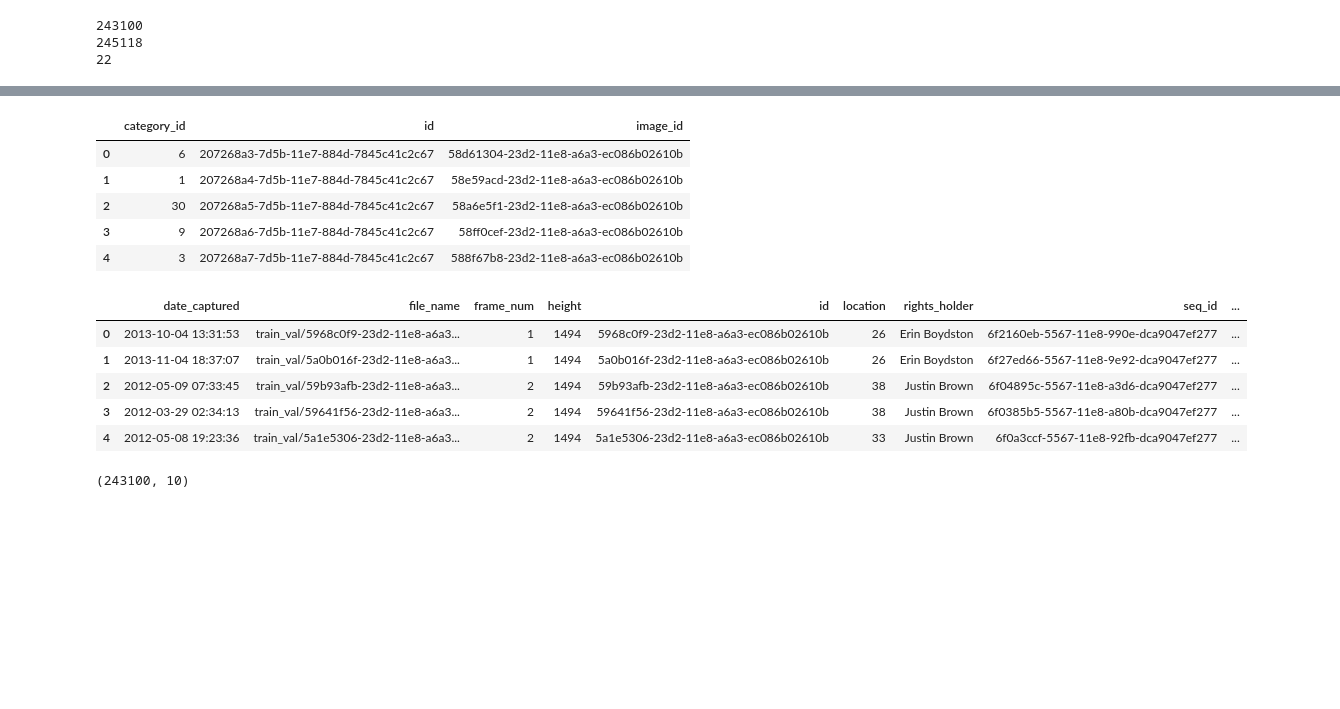
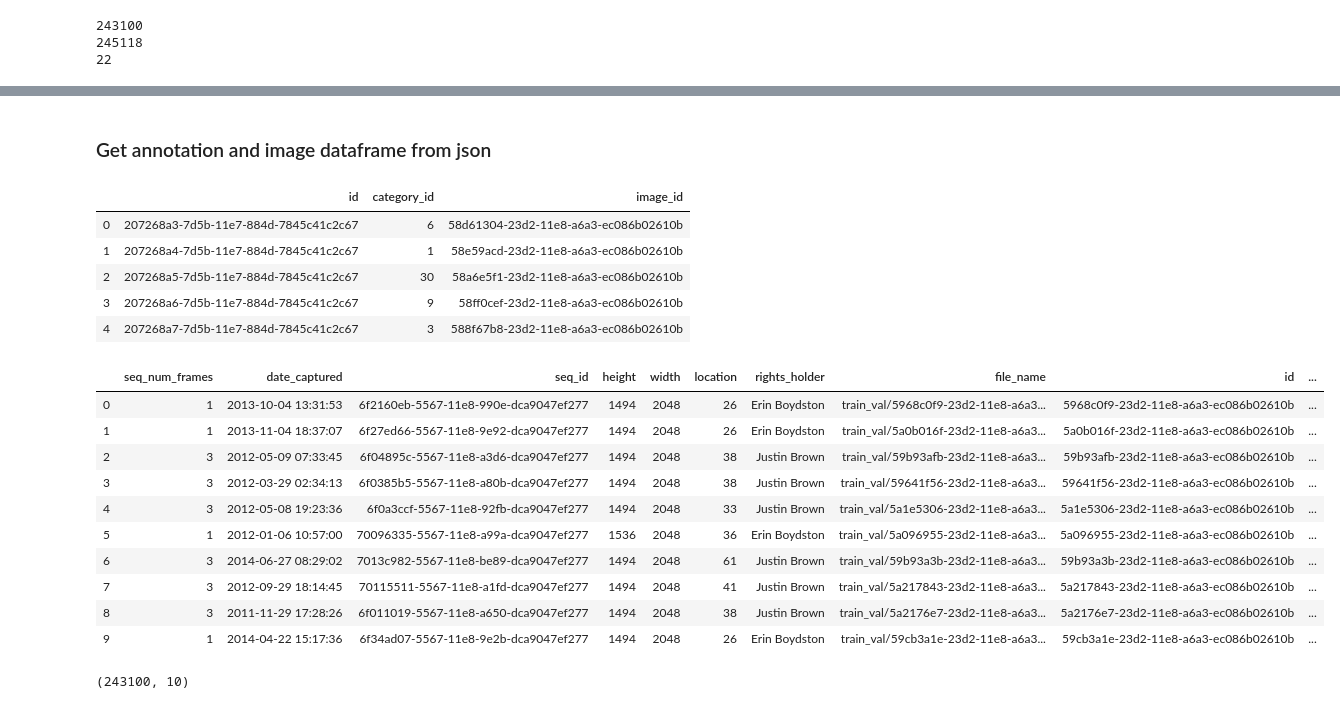
Before and after one commit to vivekmids/crow, a Jupyter notebook: Caltech_Camera_Traps_EDA.ipynb, the cells around one changed output, grey strips where cells are left out. Saved outputs shown, nothing was run; the diff lists cells and outputs as text; code cells hidden in the pictures; blank space fills up the shorter version.

```diff
--- a/Caltech_Camera_Traps_EDA.ipynb
+++ b/Caltech_Camera_Traps_EDA.ipynb
@@ -4,5 +8,5 @@ import pandas as pd
 # %%
-with open("caltech_images_20190919.json", 'r') as f:
+with open("data/caltech_images_20190919.json", 'r') as f:
     annotations = json.load(f)
 # %% [markdown]
 ### What's in the json file
@@ -66,25 +72,32 @@ print(len(annotations['categories']))
+# %% [markdown]
+### Get annotation and image dataframe from json
 # %%
 annot_df = pd.DataFrame.from_dict(annotations['annotations'])
 # %%
 annot_df.head()
 # %% [output]
-|  | category_id | id | image_id |
-| 0 | 6 | 207268a3-7d5b-11e7-884d-7845c41c2c67 | 58d61304-23d2-11e8-a6a3-ec086b02610b |
-| 1 | 1 | 207268a4-7d5b-11e7-884d-7845c41c2c67 | 58e59acd-23d2-11e8-a6a3-ec086b02610b |
-| 2 | 30 | 207268a5-7d5b-11e7-884d-7845c41c2c67 | 58a6e5f1-23d2-11e8-a6a3-ec086b02610b |
-| 3 | 9 | 207268a6-7d5b-11e7-884d-7845c41c2c67 | 58ff0cef-23d2-11e8-a6a3-ec086b02610b |
-| 4 | 3 | 207268a7-7d5b-11e7-884d-7845c41c2c67 | 588f67b8-23d2-11e8-a6a3-ec086b02610b |
+|  | id | category_id | image_id |
+| 0 | 207268a3-7d5b-11e7-884d-7845c41c2c67 | 6 | 58d61304-23d2-11e8-a6a3-ec086b02610b |
+| 1 | 207268a4-7d5b-11e7-884d-7845c41c2c67 | 1 | 58e59acd-23d2-11e8-a6a3-ec086b02610b |
+| 2 | 207268a5-7d5b-11e7-884d-7845c41c2c67 | 30 | 58a6e5f1-23d2-11e8-a6a3-ec086b02610b |
+| 3 | 207268a6-7d5b-11e7-884d-7845c41c2c67 | 9 | 58ff0cef-23d2-11e8-a6a3-ec086b02610b |
+| 4 | 207268a7-7d5b-11e7-884d-7845c41c2c67 | 3 | 588f67b8-23d2-11e8-a6a3-ec086b02610b |
 # %%
 image_df = pd.DataFrame.from_dict(annotations['images'])
 # %%
-image_df.head()
+image_df.head(10)
 # %% [output]
-|  | date_captured | file_name | frame_num | height | id | location | rights_holder | seq_id | ... |
-| 0 | 2013-10-04 13:31:53 | train_val/5968c0f9-23d2-11e8-a6a3... | 1 | 1494 | 5968c0f9-23d2-11e8-a6a3-ec086b02610b | 26 | Erin Boydston | 6f2160eb-5567-11e8-990e-dca9047ef277 | ... |
-| 1 | 2013-11-04 18:37:07 | train_val/5a0b016f-23d2-11e8-a6a3... | 1 | 1494 | 5a0b016f-23d2-11e8-a6a3-ec086b02610b | 26 | Erin Boydston | 6f27ed66-5567-11e8-9e92-dca9047ef277 | ... |
-| 2 | 2012-05-09 07:33:45 | train_val/59b93afb-23d2-11e8-a6a3... | 2 | 1494 | 59b93afb-23d2-11e8-a6a3-ec086b02610b | 38 | Justin Brown | 6f04895c-5567-11e8-a3d6-dca9047ef277 | ... |
-| 3 | 2012-03-29 02:34:13 | train_val/59641f56-23d2-11e8-a6a3... | 2 | 1494 | 59641f56-23d2-11e8-a6a3-ec086b02610b | 38 | Justin Brown | 6f0385b5-5567-11e8-a80b-dca9047ef277 | ... |
-| 4 | 2012-05-08 19:23:36 | train_val/5a1e5306-23d2-11e8-a6a3... | 2 | 1494 | 5a1e5306-23d2-11e8-a6a3-ec086b02610b | 33 | Justin Brown | 6f0a3ccf-5567-11e8-92fb-dca9047ef277 | ... |
+|  | seq_num_frames | date_captured | seq_id | height | width | location | rights_holder | file_name | id | ... |
+| 0 | 1 | 2013-10-04 13:31:53 | 6f2160eb-5567-11e8-990e-dca9047ef277 | 1494 | 2048 | 26 | Erin Boydston | train_val/5968c0f9-23d2-11e8-a6a3... | 5968c0f9-23d2-11e8-a6a3-ec086b02610b | ... |
+| 1 | 1 | 2013-11-04 18:37:07 | 6f27ed66-5567-11e8-9e92-dca9047ef277 | 1494 | 2048 | 26 | Erin Boydston | train_val/5a0b016f-23d2-11e8-a6a3... | 5a0b016f-23d2-11e8-a6a3-ec086b02610b | ... |
+| 2 | 3 | 2012-05-09 07:33:45 | 6f04895c-5567-11e8-a3d6-dca9047ef277 | 1494 | 2048 | 38 | Justin Brown | train_val/59b93afb-23d2-11e8-a6a3... | 59b93afb-23d2-11e8-a6a3-ec086b02610b | ... |
+| 3 | 3 | 2012-03-29 02:34:13 | 6f0385b5-5567-11e8-a80b-dca9047ef277 | 1494 | 2048 | 38 | Justin Brown | train_val/59641f56-23d2-11e8-a6a3... | 59641f56-23d2-11e8-a6a3-ec086b02610b | ... |
+| 4 | 3 | 2012-05-08 19:23:36 | 6f0a3ccf-5567-11e8-92fb-dca9047ef277 | 1494 | 2048 | 33 | Justin Brown | train_val/5a1e5306-23d2-11e8-a6a3... | 5a1e5306-23d2-11e8-a6a3-ec086b02610b | ... |
+| 5 | 1 | 2012-01-06 10:57:00 | 70096335-5567-11e8-a99a-dca9047ef277 | 1536 | 2048 | 36 | Erin Boydston | train_val/5a096955-23d2-11e8-a6a3... | 5a096955-23d2-11e8-a6a3-ec086b02610b | ... |
+| 6 | 3 | 2014-06-27 08:29:02 | 7013c982-5567-11e8-be89-dca9047ef277 | 1494 | 2048 | 61 | Justin Brown | train_val/59b93a3b-23d2-11e8-a6a3... | 59b93a3b-23d2-11e8-a6a3-ec086b02610b | ... |
+| 7 | 3 | 2012-09-29 18:14:45 | 70115511-5567-11e8-a1fd-dca9047ef277 | 1494 | 2048 | 41 | Justin Brown | train_val/5a217843-23d2-11e8-a6a3... | 5a217843-23d2-11e8-a6a3-ec086b02610b | ... |
+| 8 | 3 | 2011-11-29 17:28:26 | 6f011019-5567-11e8-a650-dca9047ef277 | 1494 | 2048 | 38 | Justin Brown | train_val/5a2176e7-23d2-11e8-a6a3... | 5a2176e7-23d2-11e8-a6a3-ec086b02610b | ... |
+| 9 | 1 | 2014-04-22 15:17:36 | 6f34ad07-5567-11e8-9e2b-dca9047ef277 | 1494 | 2048 | 26 | Erin Boydston | train_val/59cb3a1e-23d2-11e8-a6a3... | 59cb3a1e-23d2-11e8-a6a3-ec086b02610b | ... |
 # %%
 image_df.shape
 # %% [output]
```
Also changed, not shown: parts of 29 cells of this notebook.
